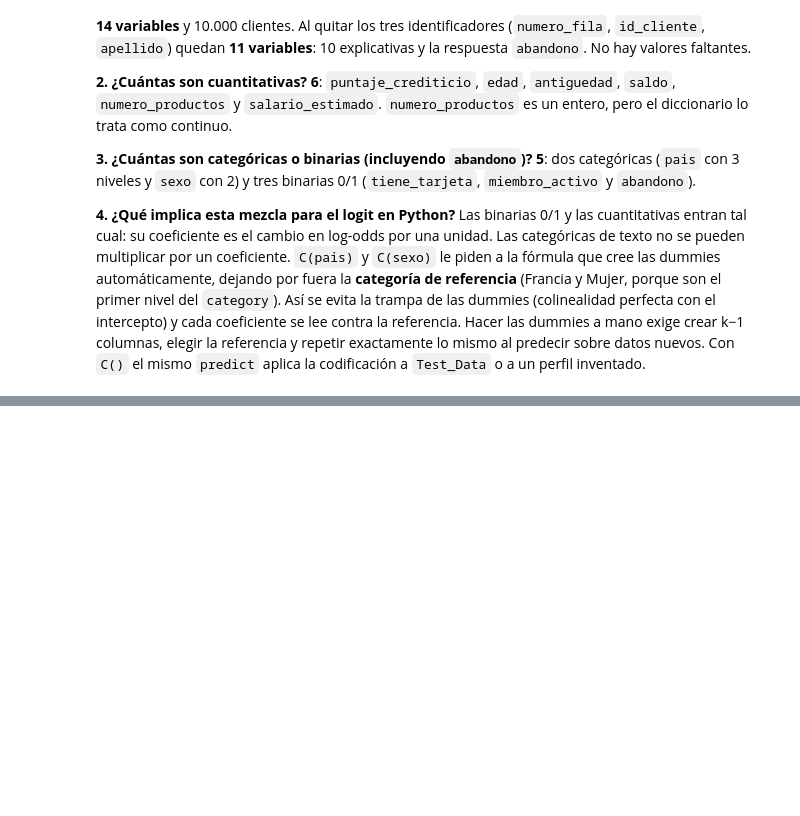
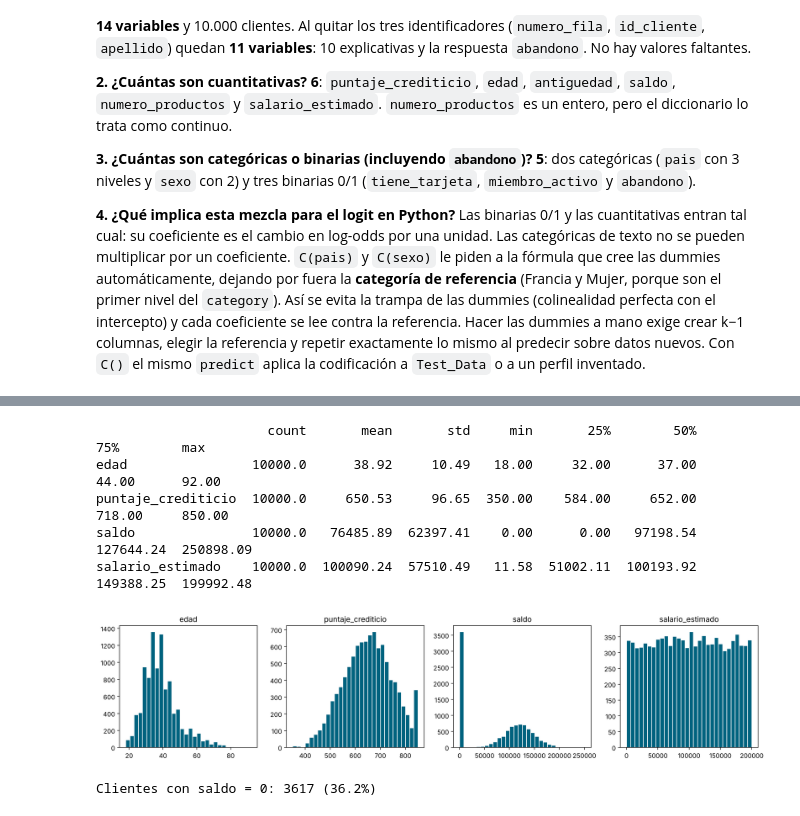
Before and after one commit to tibelclan-bot/Taller-de-regresion-, a Jupyter notebook: Taller_Abandono_Producto_Financiero.ipynb, the cells around one changed output, grey strips where cells are left out. Cells and saved outputs as stored; diff of their text form; code cells hidden in the pictures; blank space fills up the shorter version.

```diff
--- a/Taller_Abandono_Producto_Financiero.ipynb
+++ b/Taller_Abandono_Producto_Financiero.ipynb
@@ -111,0 +132,19 @@ Las binarias 0/1 y las cuantitativas entran tal cual: su coeficiente es el cambi
+# %%
+continuas = ["edad", "puntaje_crediticio", "saldo", "salario_estimado"]
+print(df[continuas].describe().T.round(2))
+
+fig, ejes = plt.subplots(1, 4, figsize=(15, 3.5))
+for ax, v in zip(ejes, continuas):
+    ax.hist(df[v], bins=30, color="#00637F", edgecolor="white")
+    ax.set_title(v)
+plt.tight_layout(); plt.show()
+
+print("Clientes con saldo = 0:", int((df["saldo"] == 0).sum()), f"({(df['saldo'] == 0).mean():.1%})")
+# %% [output]
+                      count       mean       std     min       25%        50%        75%        max
+edad                10000.0      38.92     10.49   18.00     32.00      37.00      44.00      92.00
+puntaje_crediticio  10000.0     650.53     96.65  350.00    584.00     652.00     718.00     850.00
+saldo               10000.0   76485.89  62397.41    0.00      0.00   97198.54  127644.24  250898.09
+salario_estimado    10000.0  100090.24  57510.49   11.58  51002.11  100193.92  149388.25  199992.48
+[figure, added]
+Clientes con saldo = 0: 3617 (36.2%)
```
Also changed, not shown: parts of 4 cells of this notebook.
